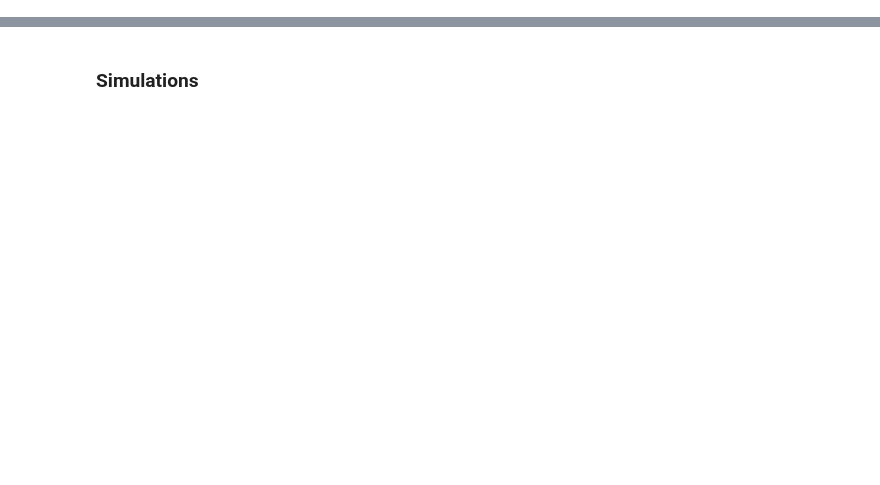
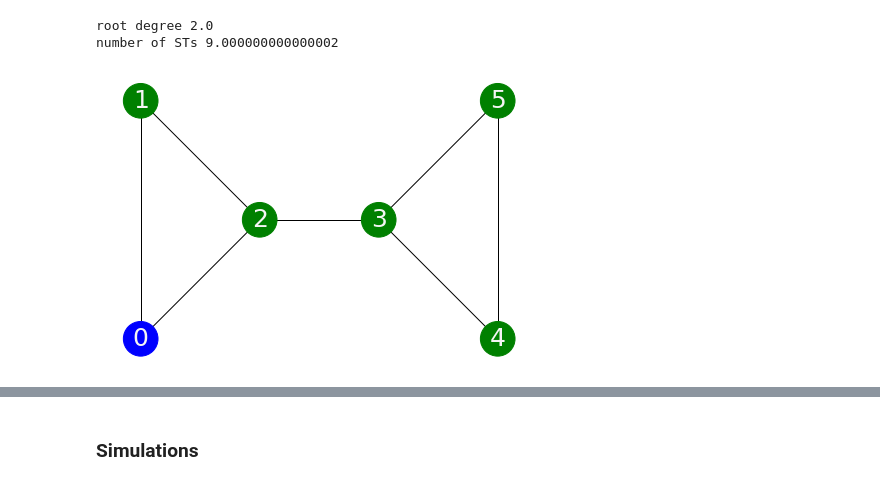
Before and after one commit to mrfanuel/DPPs-with-clifford-loaders, a Jupyter notebook: Clifford_loaders_UST_simulations.ipynb, the cells around one changed output, grey strips where cells are left out. Drawn from its saved outputs; the diff is of its cells as text; code cells hidden in the pictures; blank space fills up the shorter version.

```diff
--- a/Clifford_loaders_UST_simulations.ipynb
+++ b/Clifford_loaders_UST_simulations.ipynb
@@ -23,6 +23,7 @@ if name == "complete_graph":
     pos[1] = [0.5,1]
     pos[2] = [1,0]
     pos[3] = [0.5,1/3]
+    pos[4] = [0.8,0]
 
 elif name== "barbell_graph":
     G = nx.barbell_graph(3, 0)
@@ -36,24 +37,29 @@ elif name== "barbell_graph":
 # %%
 G = nx.convert_node_labels_to_integers(G)
 B = nx.incidence_matrix(G, oriented=True).todense().T
-root = 3
+# root = 3
+root =  0
 b = B[:,root]
 print('root degree',np.sum(b*b, axis=0))
 X = np.delete(B, root, 1) # remove col of root
 W = X / np.sqrt(np.sum(X*X, axis=0))
 
 
 rank = X.shape[1]
 # number of STs
 print("number of STs",np.linalg.det(X.T@X))
 color_map = []
 for node in G:
     if node == root:
         color_map.append('blue')
     else:
         color_map.append('green')
 # nx.draw(G, node_color=color_map, with_labels = True,font_size=25,node_size=1200, font_color="whitesmoke")
 nx.draw(G, pos=pos, node_color=color_map, with_labels = True,font_size=25,node_size=1200, font_color="whitesmoke")
 # nx.write_latex(G, name*".tex", pos=pos, as_document=True)
+# %% [output]
+root degree 2.0
+number of STs 9.000000000000002
+[figure, added]
 # %%
 n = W.shape[0] # number of edges
```
Also changed, not shown: parts of 9 cells of this notebook, 1 other file.
